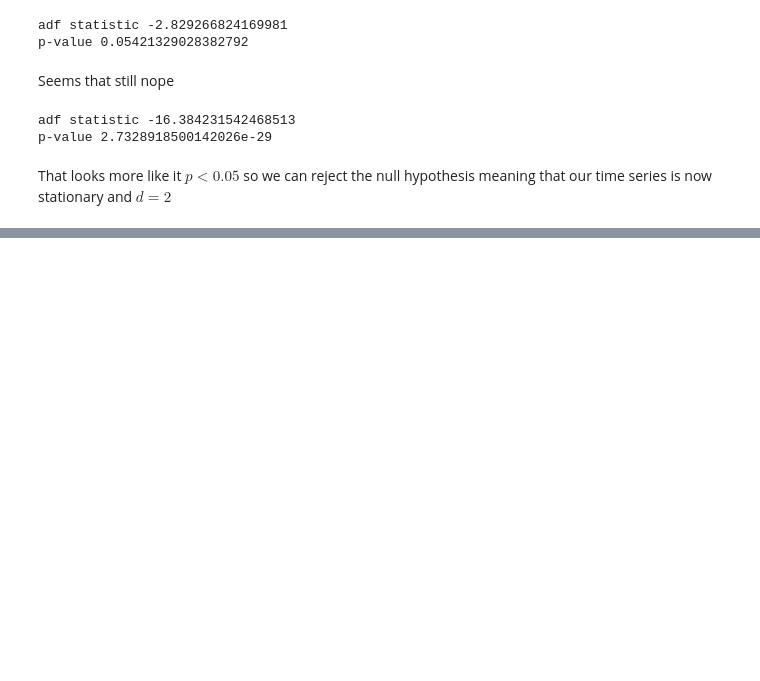
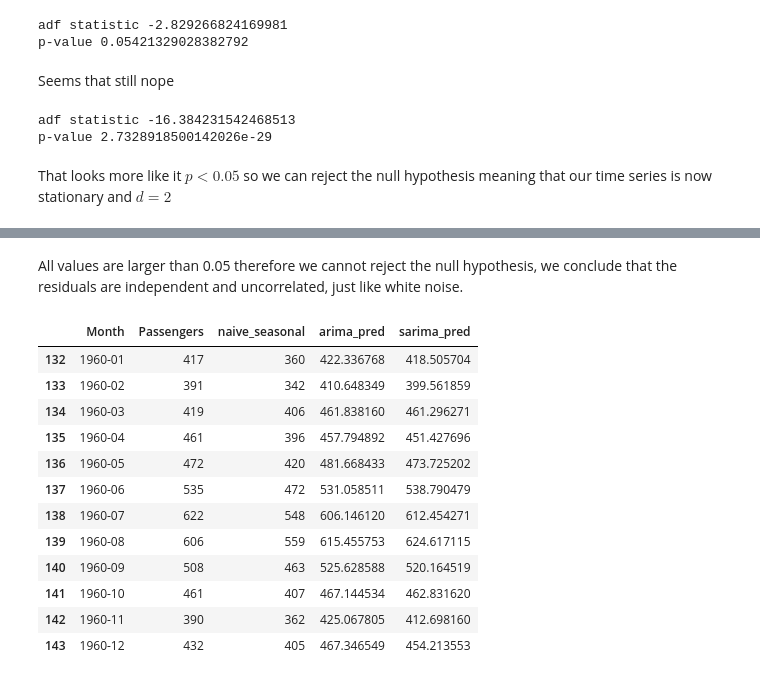
Before and after one commit to bsantanad/time-series, a Jupyter notebook: ch8_seasonal_arima/seasonal_arima.ipynb, the cells around one changed output, grey strips where cells are left out. Cells and saved outputs as stored; diff of their text form; code cells hidden in the pictures; blank space fills up the shorter version.

Commit message:
ch8: finished sarima notebook
Signed-off-by: bsantanad <0211518@up.edu.mx>

```diff
--- a/ch8_seasonal_arima/seasonal_arima.ipynb
+++ b/ch8_seasonal_arima/seasonal_arima.ipynb
@@ -138,0 +266,3 @@ That looks more like it $p < 0.05$ so we can reject the null hypothesis meaning
+# %%
+arima_pred = model.get_prediction(132, 143).predicted_mean
+test['arima_pred'] = arima_pred
@@ -138,0 +362,3 @@ That looks more like it $p < 0.05$ so we can reject the null hypothesis meaning
+# %%
+train = df.Passengers[:-12]
+arima_result = optimize_sarima(train, order_l, d, D, s)
@@ -138,0 +383,9 @@ That looks more like it $p < 0.05$ so we can reject the null hypothesis meaning
+# %%
+model = sm.tsa.statespace.SARIMAX(
+    train,
+    order = (2, 1, 1),
+    seasonal_order = (1, 1, 2, 12),
+    simple_differencing = False,
+)
+model = model.fit(disp = False)
+residuals = model.resid
@@ -138,0 +413,21 @@ That looks more like it $p < 0.05$ so we can reject the null hypothesis meaning
+# %% [markdown]
+All values are larger than 0.05 therefore we cannot reject the null hypothesis, we conclude that the residuals are independent and uncorrelated, just like white noise.
+# %%
+sarima_pred = model.get_prediction(132, 143).predicted_mean
+test['sarima_pred'] = sarima_pred
+# %%
+test
+# %% [output]
+|  | Month | Passengers | naive_seasonal | arima_pred | sarima_pred |
+| 132 | 1960-01 | 417 | 360 | 422.336768 | 418.505704 |
+| 133 | 1960-02 | 391 | 342 | 410.648349 | 399.561859 |
+| 134 | 1960-03 | 419 | 406 | 461.838160 | 461.296271 |
+| 135 | 1960-04 | 461 | 396 | 457.794892 | 451.427696 |
+| 136 | 1960-05 | 472 | 420 | 481.668433 | 473.725202 |
+| 137 | 1960-06 | 535 | 472 | 531.058511 | 538.790479 |
+| 138 | 1960-07 | 622 | 548 | 606.146120 | 612.454271 |
+| 139 | 1960-08 | 606 | 559 | 615.455753 | 624.617115 |
+| 140 | 1960-09 | 508 | 463 | 525.628588 | 520.164519 |
+| 141 | 1960-10 | 461 | 407 | 467.144534 | 462.831620 |
+| 142 | 1960-11 | 390 | 362 | 425.067805 | 412.698160 |
+| 143 | 1960-12 | 432 | 405 | 467.346549 | 454.213553 |
```
Also changed, not shown: parts of 41 cells of this notebook.
